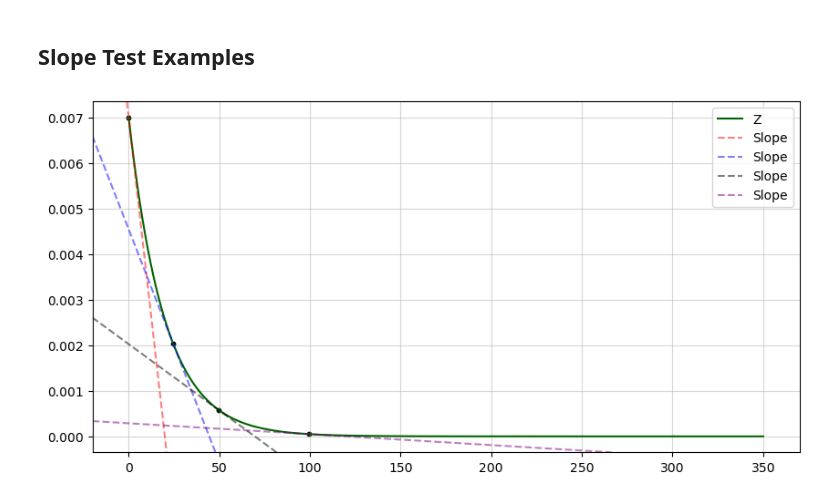
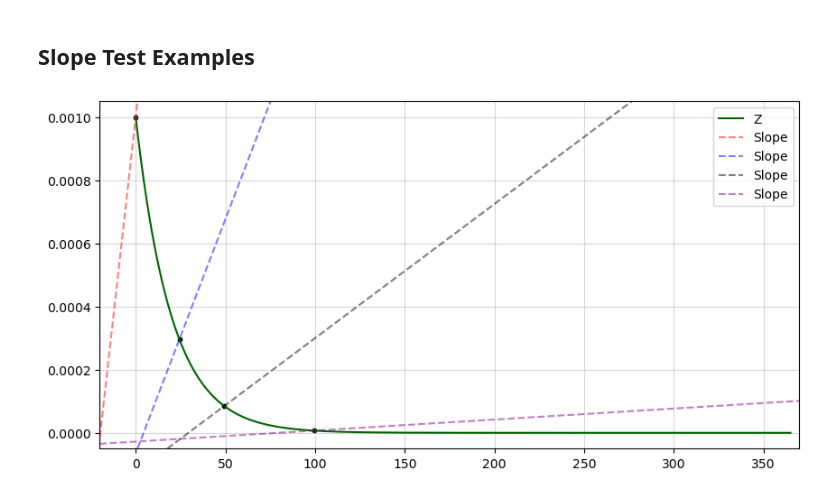
Before and after one commit to JessHolmess/NSF-GCR-Modeling-Repository, a Jupyter notebook: Sources_and_Sinks.ipynb, the cells around one changed output. Drawn from its saved outputs; the diff is of its cells as text; code cells hidden in the pictures.

```diff
--- a/Sources_and_Sinks.ipynb
+++ b/Sources_and_Sinks.ipynb
@@ -72,22 +56,33 @@ def svs(sol, param):
             if state < thresh: scale = state / thresh
             scales[j].append(scale)
 
-        #Place holder for recovered_correction terms
 
     P_U_scale, P_I_scale, Z_scale, V_I_scale, V_E_scale = np.array(scales) #arrays
+
+    #Correction term for P_I with low V_I
+    recovered_correction = []
+
+    for i in range(L):
+
+        V_P_thresh = 6e-7 #corresponds to a 10th of a virus per host ratio
+        recovered_correction.append(max(0, P_I[i] - (V_I[i] / V_P_thresh))) #/time_scale = 1 day
 
     #Infected Phytoplankton
     P_I_svs = {}
 
     P_I_svs["Growth"]    = P_I_scale * (1 - P_U_scale * μ_u) * P_I * psi
-    P_I_svs["Adsorp"]    = P_I_scale * (1 - ν_x) * φ * μ_s * P_U * V_E
+    P_I_svs["Adsorp"]    = (1 - ν_x) * φ * μ_s * P_U * V_E
     P_I_svs["Grazing"]   = P_I * Z_scale * g * Z / K_P
     P_I_svs["Mortality"] = P_I * λ_P
-    P_I_svs["NT_recy"]   = P_I * ν_i * μ_V
+    P_I_svs["NT_recy"]   = V_I_scale * P_I * ν_i * μ_V
     P_I_svs["Lysis"]     = P_I * ν_i * δ
 
+    P_I_svs["Recovered Correction"] = recovered_correction
+
     P_I_svs["Sources"] = P_I_svs["Growth"] + P_I_svs["Adsorp"]
-    P_I_svs["Sinks"]   = P_I_svs["Grazing"] + P_I_svs["Mortality"] + P_I_svs["NT_recy"] + P_I_svs["Lysis"]
+    P_I_svs["Sinks"]   = P_I_svs["Grazing"] + P_I_svs["Mortality"] + P_I_svs["NT_recy"] \
+                         + P_I_svs["Lysis"] + P_I_svs["Recovered Correction"]
+
     P_I_svs["dP_Idt"]  = P_I_svs["Sources"] - P_I_svs["Sinks"]
 
     #Zooplankton
@@ -103,13 +98,14 @@ def svs(sol, param):
     #Intracellular Viruses
     V_I_svs = {}
 
-    V_I_svs["Growth"]    = V_I_scale * (beta / alpha) * ν_i * (μ_V + (nutr_lim * μ_V_prime)) * P_I
-    V_I_svs["Adsorp"]    = V_I_scale * (beta / alpha) * ν_x * φ * μ_s * P_U * V_E
-    V_I_svs["Grazing"]   = V_I * Z_scale * g * Z / K_P
-    V_I_svs["Lysis"]     = V_I * V_E_scale * ν_i * δ
-    V_I_svs["Host Mort"] = V_I * λ_P
+    V_I_svs["NT_Recyc"]   = V_I_scale * (beta / alpha) * ν_i * μ_V * P_I
+    V_I_svs["Denovo_Syn"] = V_I_scale * (beta / alpha) * ν_i * nutr_lim * μ_V_prime * P_I
+    V_I_svs["Adsorp"]     = (beta / alpha) * ν_x * φ * μ_s * P_U * V_E
+    V_I_svs["Grazing"]    = V_I * Z_scale * g * Z / K_P
+    V_I_svs["Lysis"]      = V_I * ν_i * δ
+    V_I_svs["Host Mort"]  = V_I * λ_P
 
-    V_I_svs["Sources"] = V_I_svs["Growth"] + V_I_svs["Adsorp"]
+    V_I_svs["Sources"] = V_I_svs["NT_Recyc"] + V_I_svs["Denovo_Syn"] + V_I_svs["Adsorp"]
     V_I_svs["Sinks"]   = V_I_svs["Grazing"] + V_I_svs["Lysis"] + V_I_svs["Host Mort"]
     V_I_svs["dV_Idt"]  = V_I_svs["Sources"] - V_I_svs["Sinks"]
 
@@ -119,2 +117,6 @@ def svs(sol, param):
 # %%
-P_I_svs, Z_svs, V_I_svs = svs(test, param)
+num = 151
+
+N_t, test_sol = sols[num][0], sols[num][1]
+print(sum(N_t), N_t)
+P_I_svs, Z_svs, V_I_svs = svs(test_sol, param)
@@ -219,26 +281,26 @@ plt.show()
 ## Slope Test Examples
 # %%
 #Z slope tests example
-t = test.t
-Z = test.y[4]
+t = test_sol.t
+Z = test_sol.y[4]
 
 plt.figure(figsize=(10, 5))
 plt.plot(t, Z, color='darkgreen', label='Z')
 
 index = [0, 250, 500, 1000]
 colors = ['red', 'blue', 'black', 'purple']
 
 for i in range(len(index)):
     plt.scatter(t[index[i]], Z[index[i]], color='black', s=10)
     plt.axline((t[index[i]], Z[index[i]]),
                slope=sum(Z_svs.values())[index[i]],
                color=colors[i], linestyle='--', label='Slope', alpha=.5)
 
 plt.xlim(-20, 370)
 plt.legend()
 plt.grid(alpha=.5)
 plt.show()
 # %% [output]
-[figure, old version]
+[figure, new version]
 # %%
 #P_I Slope tests example
```
Also changed, not shown: parts of 13 cells of this notebook, 3 other files.
